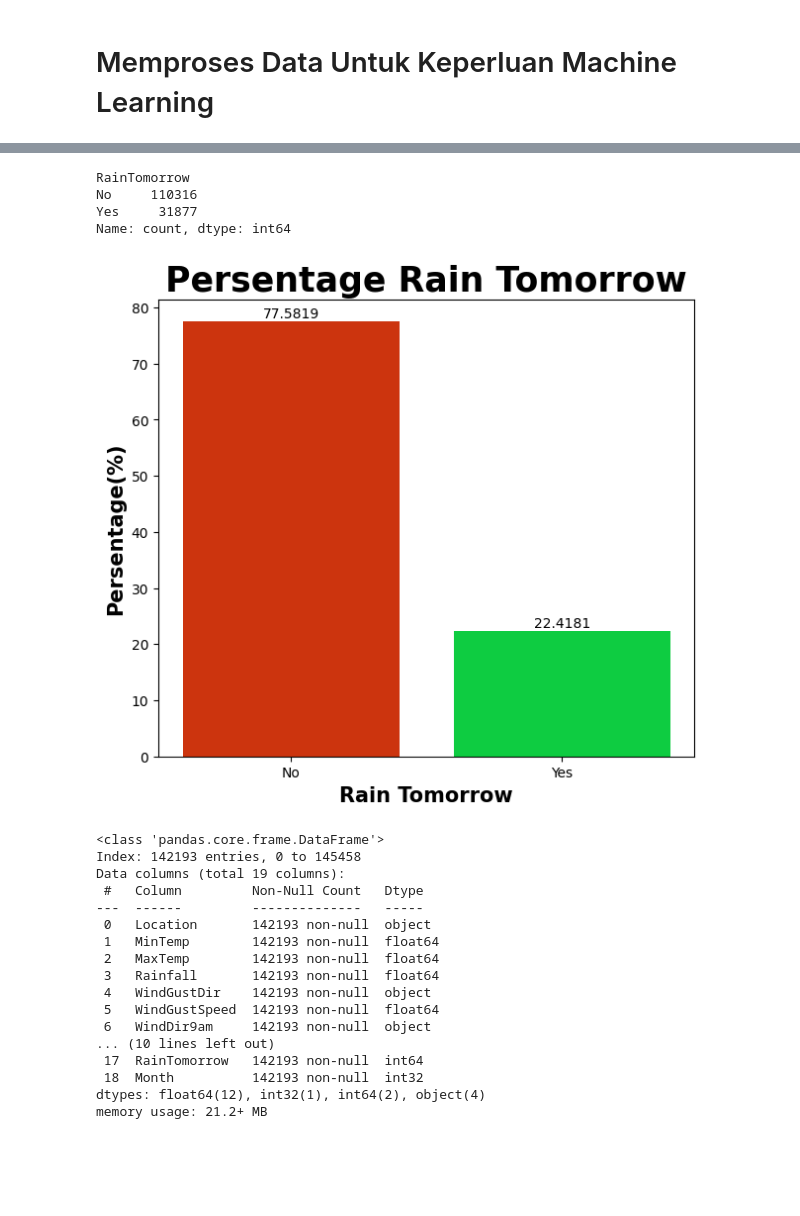
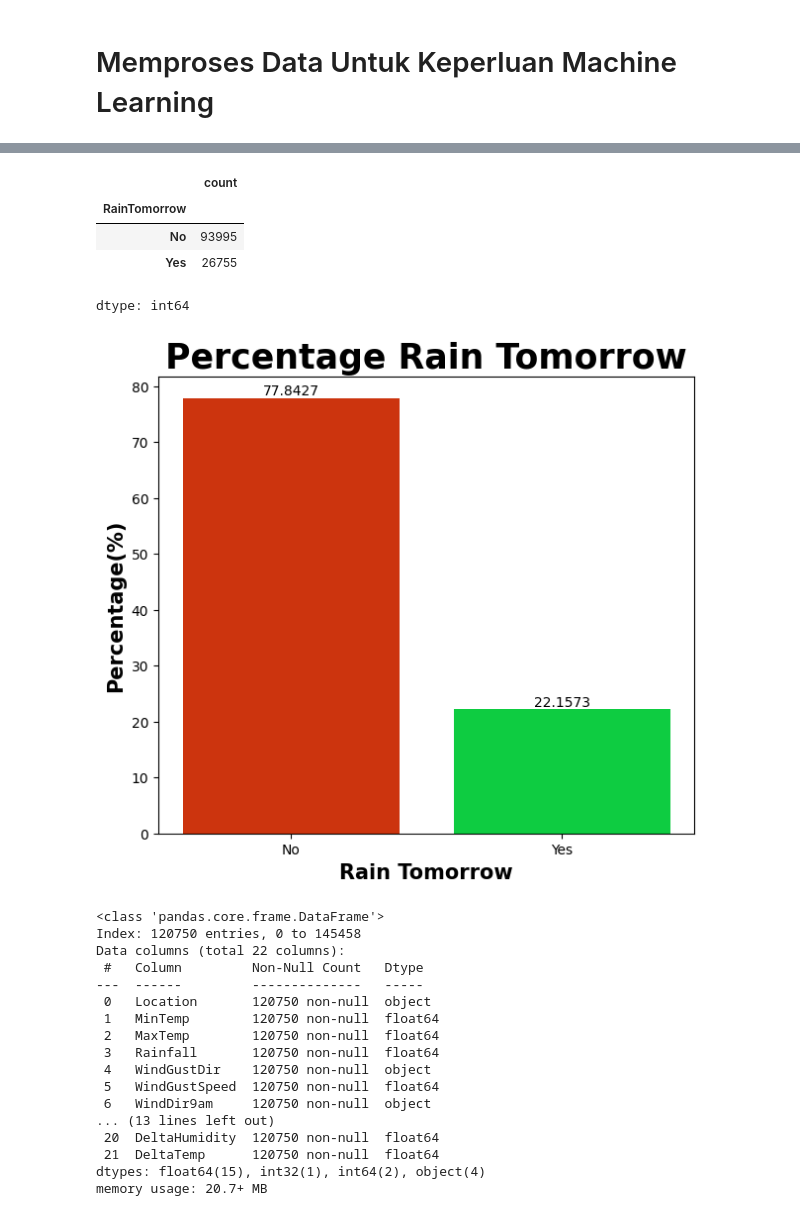
Before and after one commit to KHLLS/Tugas-EDA, a Jupyter notebook: processing_data.ipynb, the cells around one changed output, grey strips where cells are left out. Saved outputs shown, nothing was run; the diff lists cells and outputs as text; code cells hidden in the pictures; blank space fills up the shorter version.

```diff
--- a/processing_data.ipynb
+++ b/processing_data.ipynb
@@ -10,7 +7,7 @@ import joblib
 # %%
 # Mengimport data set
 
-df = pd.read_csv("dataset/raw_weatherAUS.csv") # isi tergantung lokasi file datasetnua
+df = pd.read_csv("/content/drive/MyDrive/Colab Notebooks/raw_weatherAUS.csv") # isi tergantung lokasi file datasetnua
 df
 # %% [output]
 |  | Date | Location | MinTemp | MaxTemp | Rainfall | Evaporation | Sunshine | WindGustDir | WindGustSpeed | ... |
@@ -83,9 +80,9 @@ df['Date'] = pd.to_datetime(df['Date'])
 df['Month'] = df['Date'].dt.month
 df.drop('Date', axis=1, inplace=True)
 # %%
-# Menghapus baris yg tidak memiliki isi RainTomorrow
-
-df.dropna(subset=['RainTomorrow'], inplace=True)
+# Menghapus baris yg tidak memiliki isi di kolom yang penting
+critical = ['Pressure3pm', 'Humidity3pm', 'WindGustSpeed','RainTomorrow','Pressure9am','Humidity9am']
+df.dropna(subset=critical, inplace=True)
 # %%
 # Mengisi nilai kosong
 
@@ -199,6 +194,10 @@ WindDir3pm: ['WNW' 'WSW' 'E' 'NW' 'W' 'SSE' 'ESE' 'ENE' 'NNW' 'SSW' 'SW' 'SE' 'N
  'NNE' 'NE']
 RainToday: ['No' 'Yes']
 RainTomorrow: ['No' 'Yes']
+# %%
+df['DeltaPressure'] = df['Pressure3pm'] - df['Pressure9am']
+df['DeltaHumidity'] = df['Humidity3pm'] - df['Humidity9am']
+df['DeltaTemp'] = df['MaxTemp'] - df['MinTemp']
 # %%
 df
 # %% [output]
@@ -221,19 +220,3 @@ df
 df.to_csv("clean_weatherAUS.csv", index=False)
 # %% [markdown]
 # Memproses Data Untuk Keperluan Machine Learning
-# %%
-# Mengatasi nilai outliar ke nilai standard di masing" kolom numeric menggunakan logaritma
-
-kolom_num = df.select_dtypes(include=np.number).columns
-for col in kolom_num:
-  print(f'{col}: {df[col].max()}')
-  mean = df[col].mean()
-  std = df[col].std()
-  z_score = (df[col].max() - mean) / std
-  print(f"Z-Score Before Log: {z_score:.2f}")
-  if z_score > 5:
-    df[col] = np.log1p(df[col])
-    mean_new = df[col].mean()
-    std_new = df[col].std()
-    z_score = (df[col].max() - mean_new) / std_new
-  print(f"Z-Score After: {z_score:.2f}")
@@ -277,23 +242,24 @@ df
 rain_total = df['RainTomorrow'].value_counts()
 rain_total
 # %% [output]
+|  | count |
+| RainTomorrow |  |
+| No | 93995 |
+| Yes | 26755 |
-RainTomorrow
-No     110316
-Yes     31877
-Name: count, dtype: int64
+dtype: int64
 # %%
 # Menghitung Berapa persen besok hujan dan tidak hujan
 
 persen = rain_total / len(df) * 100
 plt.figure(figsize=(7, 6))
 bar = plt.bar(persen.index, persen.values, color=['#cc340e','#0ecc41'])
 plt.bar_label(bar)
 plt.xlabel('Rain Tomorrow',fontsize=15,fontweight='bold')
-plt.ylabel('Persentage(%)',fontsize=15,fontweight='bold')
-plt.title('Persentage Rain Tomorrow',fontsize=25,fontweight='bold')
+plt.ylabel('Percentage(%)',fontsize=15,fontweight='bold')
+plt.title('Percentage Rain Tomorrow',fontsize=25,fontweight='bold')
 plt.show()
 # %% [output]
-[figure, old version]
+[figure, new version]
 # %%
 # Mengubah nilai kolom agar bisa dibaca komputer
 le = LabelEncoder()
@@ -303,22 +269,22 @@ df['RainTomorrow'] = le.fit_transform(df['RainTomorrow'])
 df.info()
 # %% [output]
 <class 'pandas.core.frame.DataFrame'>
-Index: 142193 entries, 0 to 145458
-Data columns (total 19 columns):
+Index: 120750 entries, 0 to 145458
+Data columns (total 22 columns):
  #   Column         Non-Null Count   Dtype
 ---  ------         --------------   -----
- 0   Location       142193 non-null  object
- 1   MinTemp        142193 non-null  float64
- 2   MaxTemp        142193 non-null  float64
- 3   Rainfall       142193 non-null  float64
- 4   WindGustDir    142193 non-null  object
- 5   WindGustSpeed  142193 non-null  float64
- 6   WindDir9am     142193 non-null  object
-... (10 lines left out)
- 17  RainTomorrow   142193 non-null  int64
- 18  Month          142193 non-null  int32
-dtypes: float64(12), int32(1), int64(2), object(4)
-memory usage: 21.2+ MB
+ 0   Location       120750 non-null  object
+ 1   MinTemp        120750 non-null  float64
+ 2   MaxTemp        120750 non-null  float64
+ 3   Rainfall       120750 non-null  float64
+ 4   WindGustDir    120750 non-null  object
+ 5   WindGustSpeed  120750 non-null  float64
+ 6   WindDir9am     120750 non-null  object
+... (13 lines left out)
+ 20  DeltaHumidity  120750 non-null  float64
+ 21  DeltaTemp      120750 non-null  float64
+dtypes: float64(15), int32(1), int64(2), object(4)
+memory usage: 20.7+ MB
 # %%
 def heatmap(data):
   plt.figure(figsize=(12, 9))
```
Also changed, not shown: parts of 16 cells of this notebook, 7 other files.
